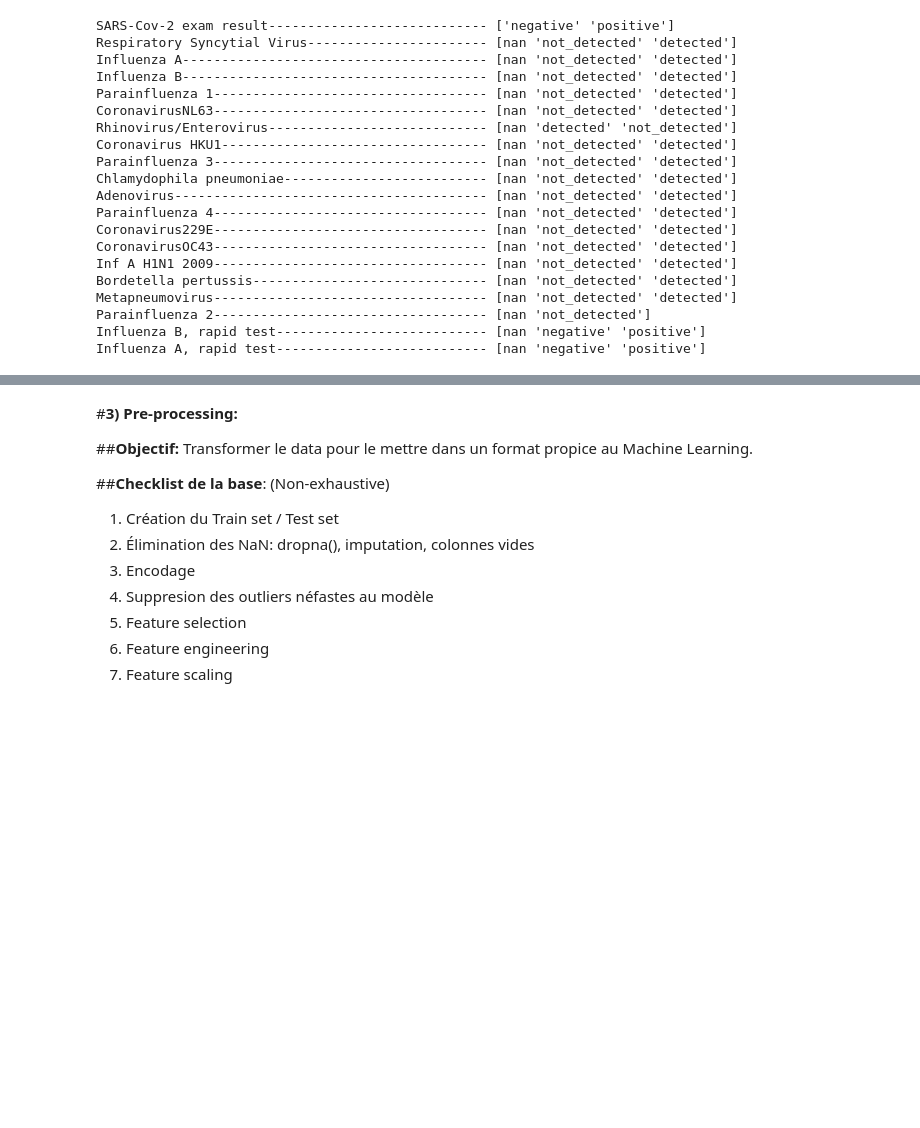
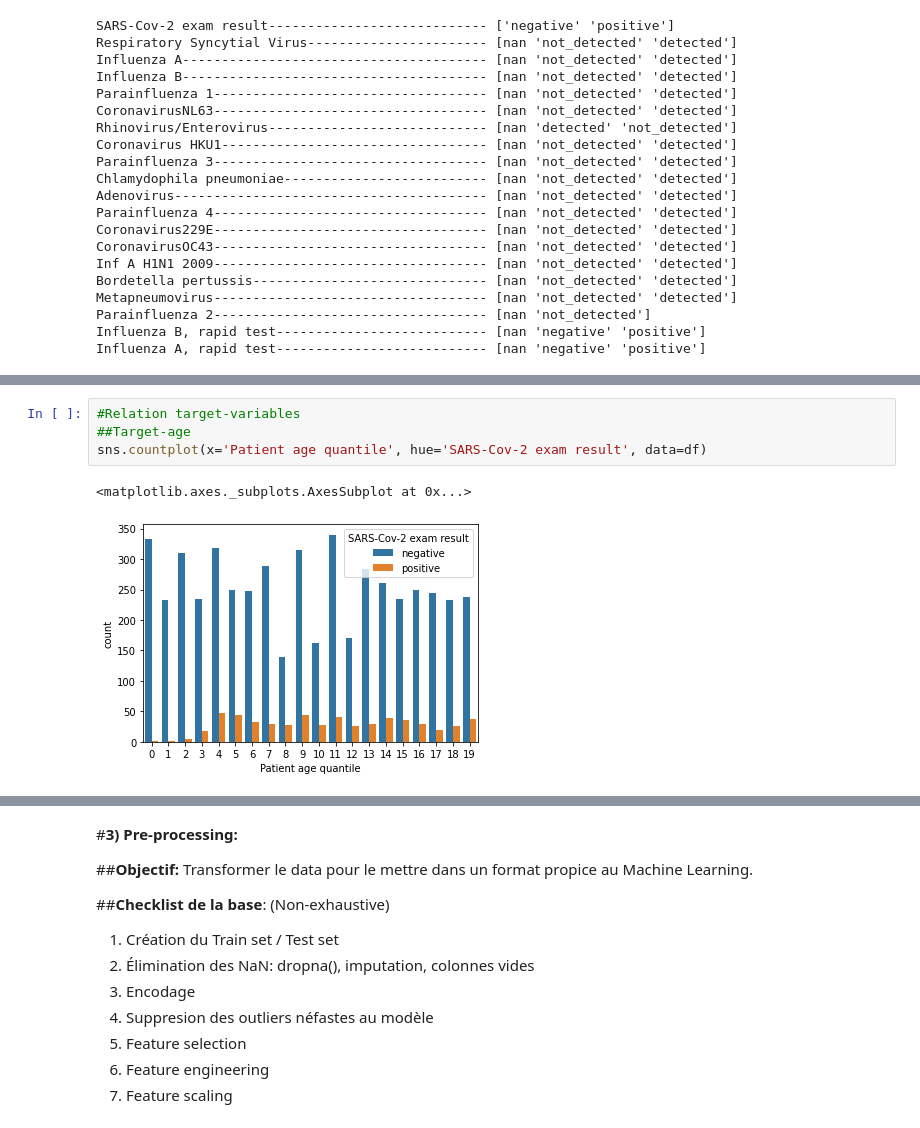
Before and after one commit to esteban-santiago/MachineLearning, a Jupyter notebook: COVID_19.ipynb, the cells around one changed output, grey strips where cells are left out. Cells and saved outputs as stored; diff of their text form; blank space fills up the shorter version.

```diff
--- a/COVID_19.ipynb
+++ b/COVID_19.ipynb
@@ -123,0 +152,7 @@ for col in df.select_dtypes('object'):
+# %%
+#Relation target-variables
+##Target-age
+sns.countplot(x='Patient age quantile', hue='SARS-Cov-2 exam result', data=df)
+# %% [output]
+<matplotlib.axes._subplots.AxesSubplot at 0x...>
+[figure, added]
```
Also changed, not shown: parts of 7 cells of this notebook.
